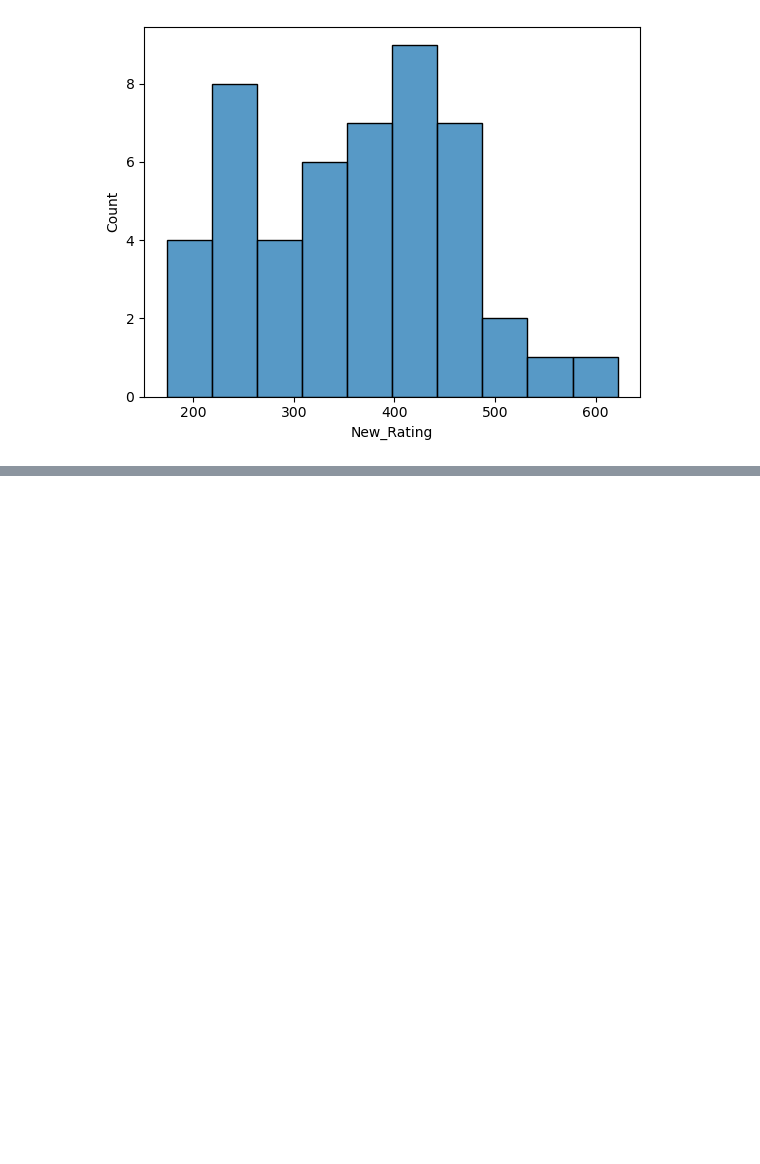
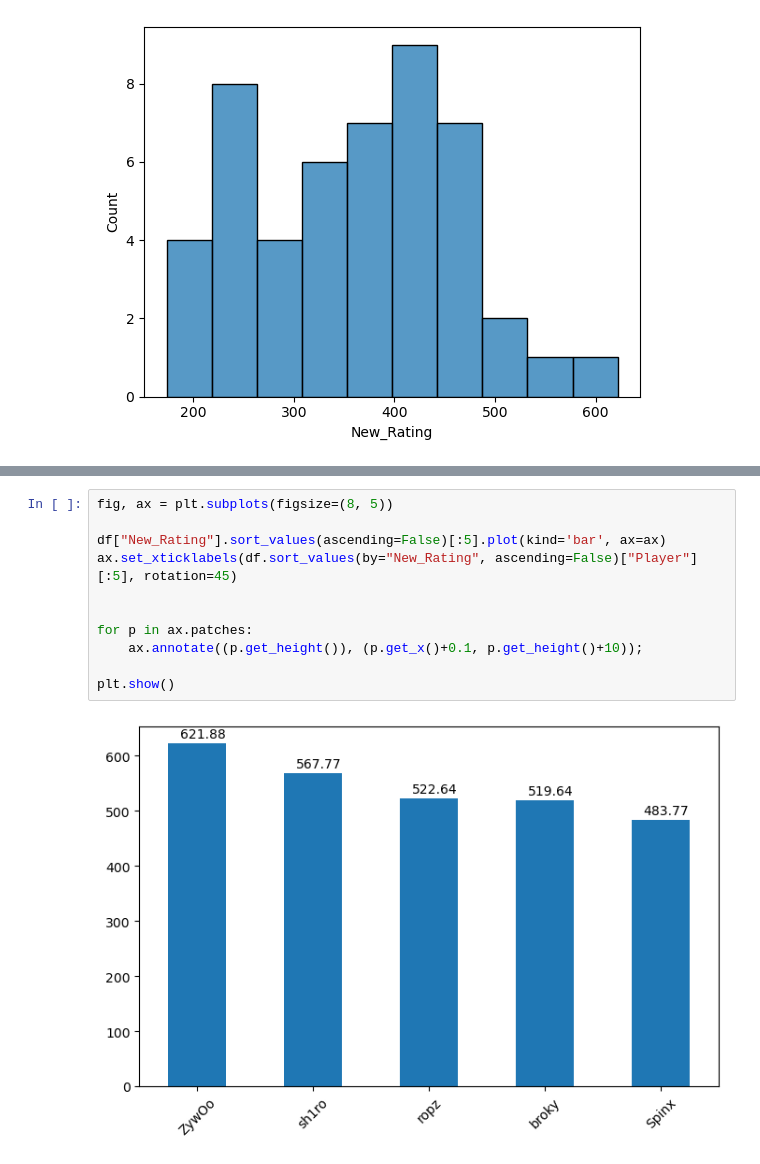
Before and after one commit to Yusuf5001/DA-with-Python, a Jupyter notebook: CS Top 50.ipynb, the cells around one changed output, grey strips where cells are left out. Drawn from its saved outputs; the diff is of its cells as text; blank space fills up the shorter version.

```diff
--- a/CS Top 50.ipynb
+++ b/CS Top 50.ipynb
@@ -143,0 +166,13 @@ plt.show()
+# %%
+fig, ax = plt.subplots(figsize=(8, 5))
+
+df["New_Rating"].sort_values(ascending=False)[:5].plot(kind='bar', ax=ax)
+ax.set_xticklabels(df.sort_values(by="New_Rating", ascending=False)["Player"][:5], rotation=45)
+
+
+for p in ax.patches:
+    ax.annotate((p.get_height()), (p.get_x()+0.1, p.get_height()+10));
+
+plt.show()
+# %% [output]
+[figure, added]
```
Also changed, not shown: parts of 3 cells of this notebook.
